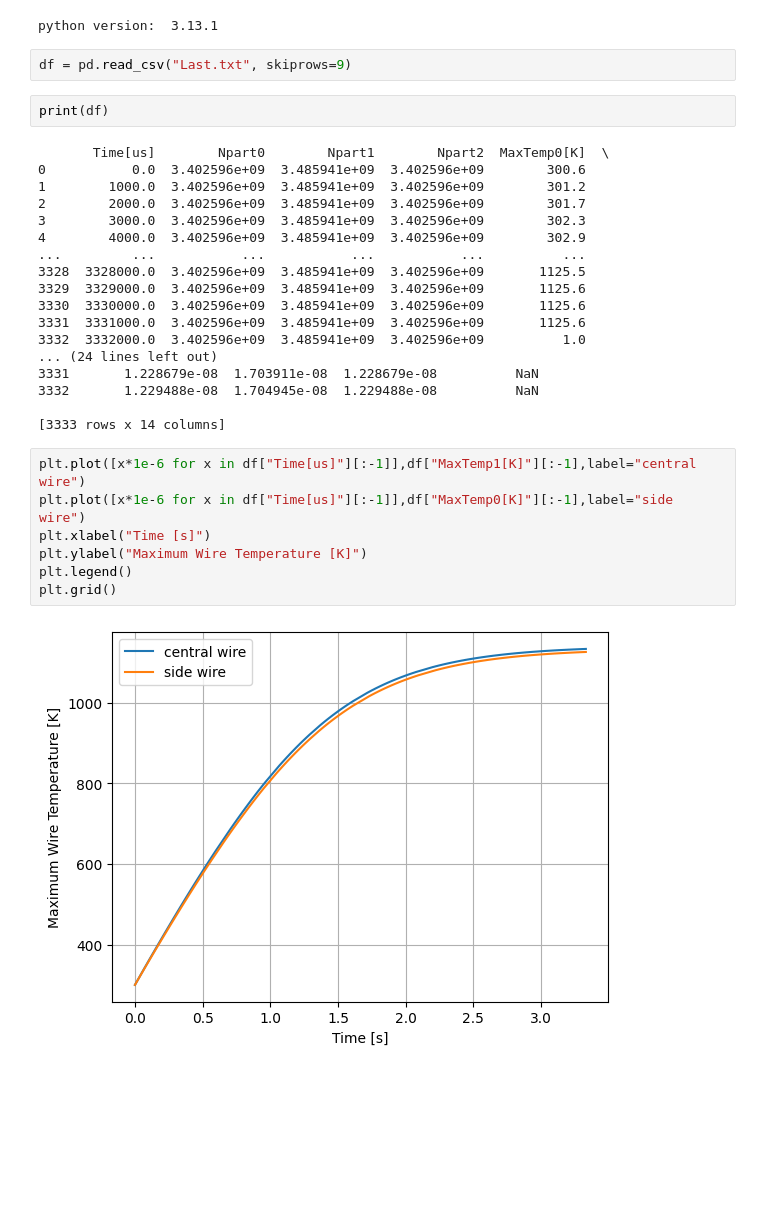
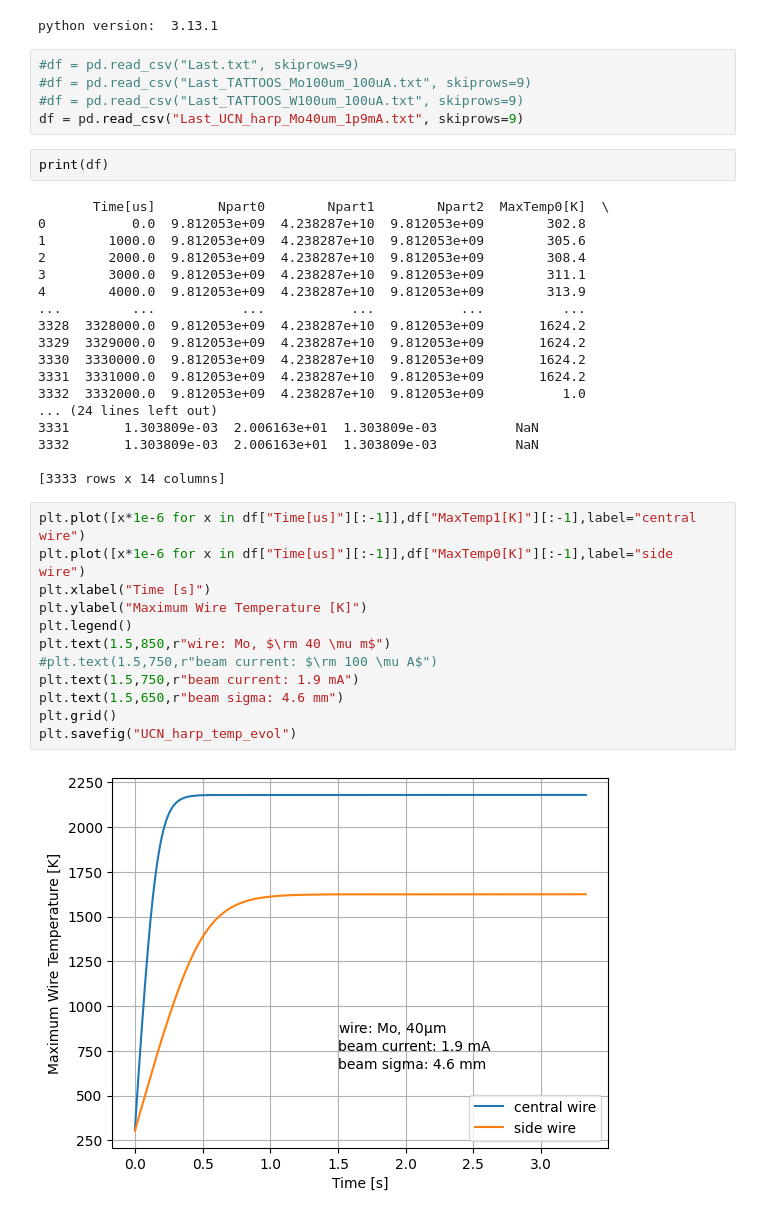
Before and after one commit to ClaudePP/PyTT, a Jupyter notebook: Output/Plot_SEM.ipynb, the cells around one changed output. Drawn from its saved outputs; the diff is of its cells as text; blank space fills up the shorter version.

```diff
--- a/Output/Plot_SEM.ipynb
+++ b/Output/Plot_SEM.ipynb
@@ -13,36 +13,44 @@ print("python version: ",python_version())
 # %% [output]
 python version:  3.13.1
 # %%
-df = pd.read_csv("Last.txt", skiprows=9)
+#df = pd.read_csv("Last.txt", skiprows=9)
+#df = pd.read_csv("Last_TATTOOS_Mo100um_100uA.txt", skiprows=9)
+#df = pd.read_csv("Last_TATTOOS_W100um_100uA.txt", skiprows=9)
+df = pd.read_csv("Last_UCN_harp_Mo40um_1p9mA.txt", skiprows=9)
 # %%
 print(df)
 # %% [output]
        Time[us]        Npart0        Npart1        Npart2  MaxTemp0[K]  \
-0           0.0  3.402596e+09  3.485941e+09  3.402596e+09        300.6
-1        1000.0  3.402596e+09  3.485941e+09  3.402596e+09        301.2
-2        2000.0  3.402596e+09  3.485941e+09  3.402596e+09        301.7
-3        3000.0  3.402596e+09  3.485941e+09  3.402596e+09        302.3
-4        4000.0  3.402596e+09  3.485941e+09  3.402596e+09        302.9
+0           0.0  9.812053e+09  4.238287e+10  9.812053e+09        302.8
+1        1000.0  9.812053e+09  4.238287e+10  9.812053e+09        305.6
+2        2000.0  9.812053e+09  4.238287e+10  9.812053e+09        308.4
+3        3000.0  9.812053e+09  4.238287e+10  9.812053e+09        311.1
+4        4000.0  9.812053e+09  4.238287e+10  9.812053e+09        313.9
 ...         ...           ...           ...           ...          ...
-3328  3328000.0  3.402596e+09  3.485941e+09  3.402596e+09       1125.5
-3329  3329000.0  3.402596e+09  3.485941e+09  3.402596e+09       1125.6
-3330  3330000.0  3.402596e+09  3.485941e+09  3.402596e+09       1125.6
-3331  3331000.0  3.402596e+09  3.485941e+09  3.402596e+09       1125.6
-3332  3332000.0  3.402596e+09  3.485941e+09  3.402596e+09          1.0
+3328  3328000.0  9.812053e+09  4.238287e+10  9.812053e+09       1624.2
+3329  3329000.0  9.812053e+09  4.238287e+10  9.812053e+09       1624.2
+3330  3330000.0  9.812053e+09  4.238287e+10  9.812053e+09       1624.2
+3331  3331000.0  9.812053e+09  4.238287e+10  9.812053e+09       1624.2
+3332  3332000.0  9.812053e+09  4.238287e+10  9.812053e+09          1.0
 ... (24 lines left out)
-3331       1.228679e-08  1.703911e-08  1.228679e-08          NaN
-3332       1.229488e-08  1.704945e-08  1.229488e-08          NaN
+3331       1.303809e-03  2.006163e+01  1.303809e-03          NaN
+3332       1.303809e-03  2.006163e+01  1.303809e-03          NaN
 
 [3333 rows x 14 columns]
 # %%
 plt.plot([x*1e-6 for x in df["Time[us]"][:-1]],df["MaxTemp1[K]"][:-1],label="central wire")
 plt.plot([x*1e-6 for x in df["Time[us]"][:-1]],df["MaxTemp0[K]"][:-1],label="side wire")
 plt.xlabel("Time [s]")
 plt.ylabel("Maximum Wire Temperature [K]")
 plt.legend()
+plt.text(1.5,850,r"wire: Mo, $\rm 40 \mu m$")
+#plt.text(1.5,750,r"beam current: $\rm 100 \mu A$")
+plt.text(1.5,750,r"beam current: 1.9 mA")
+plt.text(1.5,650,r"beam sigma: 4.6 mm")
 plt.grid()
+plt.savefig("UCN_harp_temp_evol")
 # %% [output]
-[figure, old version]
+[figure, new version]
 # %%
 plt.plot([x*1e-6 for x in df["Time[us]"][:-1]],df["SEMcurr1[uA]"][:-1],label="central wire")
 plt.plot([x*1e-6 for x in df["Time[us]"][:-1]],df["SEMcurr0[uA]"][:-1],label="side wire")
```
Also changed, not shown: parts of 1 cell of this notebook, 17 other files.
